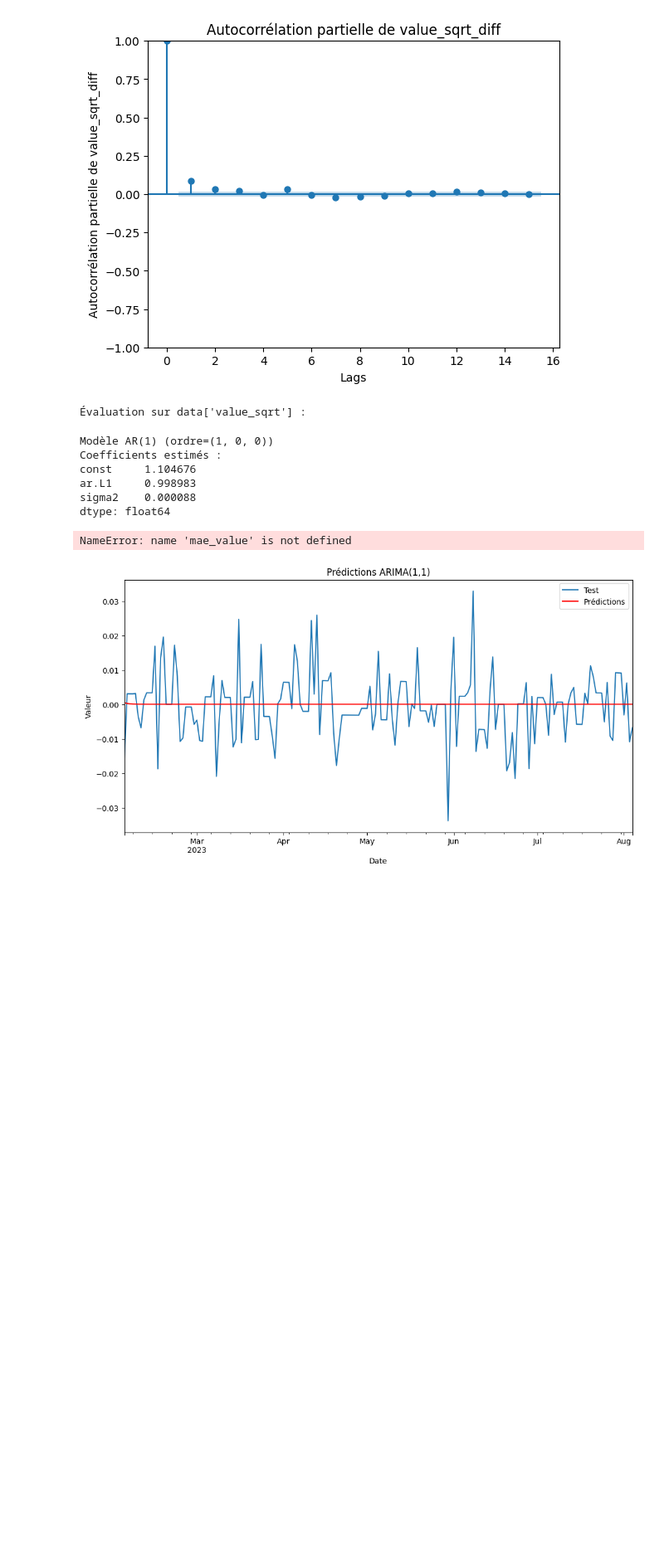
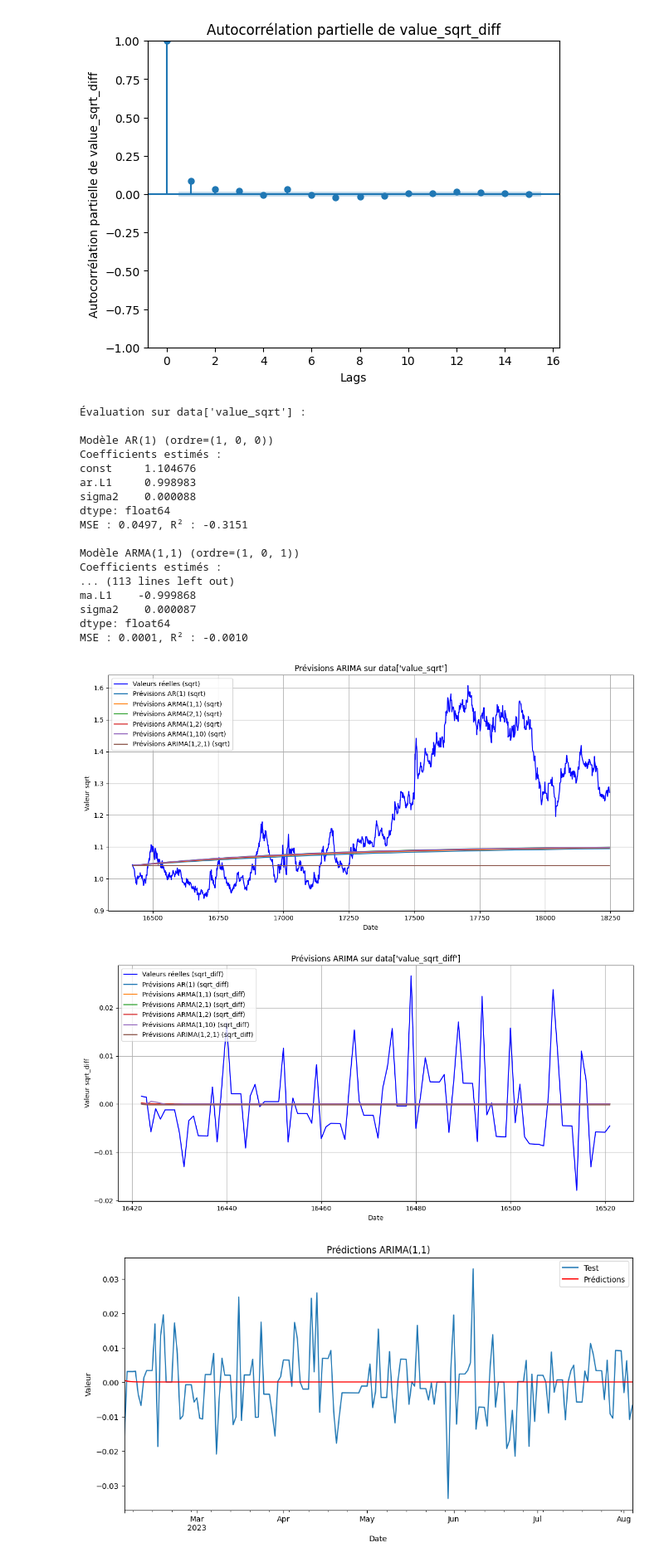
Before and after one commit to ThomasAPRichard/M1_DS, a Jupyter notebook: Série-Temporelle/Coffe_time_series_forecasting/Projet_ST_Thomas_Hichem.ipynb, the cells around one changed output. Shown at 83% size. Saved outputs shown, nothing was run; the diff lists cells and outputs as text; code cells hidden in the pictures; blank space fills up the shorter version.

```diff
--- a/Série-Temporelle/Coffe_time_series_forecasting/Projet_ST_Thomas_Hichem.ipynb
+++ b/Série-Temporelle/Coffe_time_series_forecasting/Projet_ST_Thomas_Hichem.ipynb
@@ -188,7 +197,10 @@ plt.show()
 [figure]
 # %%
 # Ajustement et évaluation des modèles AR(1) et ARMA(1,1) sur data['value_sqrt'] et data['value_sqrt_diff']
-
+import warnings
+warnings.filterwarnings("ignore", category=FutureWarning, module="statsmodels")
+warnings.filterwarnings("ignore", category=DeprecationWarning, module="statsmodels")
+warnings.filterwarnings("ignore", category=UserWarning, module="statsmodels")
 
 # Séparation train/test
 train_size = int(0.9 * len(data))  # 90% train, 10% test
@@ -200,7 +212,11 @@ test_data_sqrt_diff = data['value_sqrt_diff'][train_size:]
 # Modèles à évaluer
 models = {
     'AR(1)': (1, 0, 0),
-    'ARMA(1,1)': (1, 0, 1)
+    'ARMA(1,1)': (1, 0, 1),
+    'ARMA(2,1)': (2, 0, 1),
+    'ARMA(1,2)': (1, 0, 2),
+    'ARMA(1,10)': (1, 0, 10),
+    'ARIMA(1,2,1)': (1, 1, 1),
 }
 
 # Fonction pour ajuster et évaluer un modèle
@@ -220,7 +236,7 @@ def evaluate_model(train_data, test_data, order, model_name):
     # Affichage des résultats
     print(f"\nModèle {model_name} (ordre={order})")
     print(f"Coefficients estimés :\n{fitted_model.params}")
-    print(f"MSE : {mse_value:.4f}, MAE : {mae_value:.4f}, R² : {r2_value:.4f}")
+    print(f"MSE : {mse_value:.4f}, R² : {r2_value:.4f}")
 
     # Retourne les prévisions et les métriques
     return predictions, mse_value, r2_value
@@ -235,7 +251,6 @@ for model_name, order in models.items():
     results_sqrt[model_name] = {
         'predictions': predictions,
         'mse': mse_value,
-        'mae': mae_value,
         'r2': r2_value
     }
 
@@ -249,7 +264,6 @@ for model_name, order in models.items():
     results_sqrt_diff[model_name] = {
         'predictions': predictions,
         'mse': mse_value,
-        'mae': mae_value,
         'r2': r2_value
     }
 
@@ -261,44 +275,56 @@ plt.plot(data.index[train_size:], test_data_sqrt, label='Valeurs réelles (sqrt)
 
 # Prévisions pour chaque modèle sur value_sqrt
 for model_name, result in results_sqrt.items():
     plt.plot(data.index[train_size:], result['predictions'], label=f'Prévisions {model_name} (sqrt)')
 
 # Personnalisation du graphique
 plt.title("Prévisions ARIMA sur data['value_sqrt']")
 plt.xlabel("Date")
 plt.ylabel("Valeur sqrt")
 plt.legend()
 plt.grid()
 plt.tight_layout()
 plt.show()
 
 # Visualisation des prévisions pour value_sqrt_diff
+longueur_visionnage = 100
 plt.figure(figsize=(12, 6))
 
-# Valeurs réelles
-plt.plot(data.index[train_size:], test_data_sqrt_diff, label='Valeurs réelles (sqrt_diff)', color='blue')
+# Valeurs réelles (limitées aux 100 premières)
+plt.plot(data.index[train_size:train_size + 100], test_data_sqrt_diff[:100], label='Valeurs réelles (sqrt_diff)', color='blue')
 
-# Prévisions pour chaque modèle sur value_sqrt_diff
+# Prévisions pour chaque modèle sur value_sqrt_diff (limitées aux 100 premières)
 for model_name, result in results_sqrt_diff.items():
-    plt.plot(data.index[train_size:], result['predictions'], label=f'Prévisions {model_name} (sqrt_diff)')
+    plt.plot(data.index[train_size:train_size + 100], result['predictions'][:100], label=f'Prévisions {model_name} (sqrt_diff)')
 
 # Personnalisation du graphique
 plt.title("Prévisions ARIMA sur data['value_sqrt_diff']")
 plt.xlabel("Date")
 plt.ylabel("Valeur sqrt_diff")
 plt.legend()
 plt.grid()
 plt.tight_layout()
 plt.show()
 # %% [output]
 Évaluation sur data['value_sqrt'] :
+
+Modèle AR(1) (ordre=(1, 0, 0))
+Coefficients estimés :
+const     1.104676
+ar.L1     0.998983
+sigma2    0.000088
+dtype: float64
+MSE : 0.0497, R² : -0.3151
+
+Modèle ARMA(1,1) (ordre=(1, 0, 1))
+Coefficients estimés :
+... (113 lines left out)
+ma.L1    -0.999868
+sigma2    0.000087
+dtype: float64
+MSE : 0.0001, R² : -0.0010
-Modèle AR(1) (ordre=(1, 0, 0))
-Coefficients estimés :
-const     1.104676
-ar.L1     0.998983
-sigma2    0.000088
-dtype: float64
-NameError: name 'mae_value' is not defined
+[figure, added]
+[figure, added]
 # %%
 # Calcul des erreurs
 mse_value = mse(data_test['value'], predictions)
```
Also changed, not shown: parts of 2 cells of this notebook.
